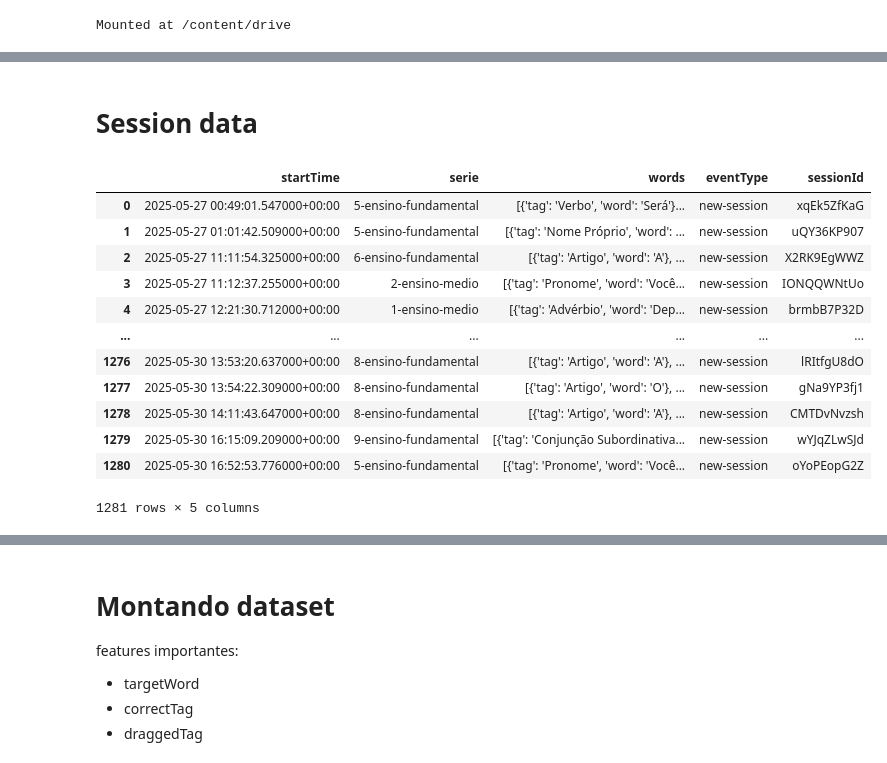
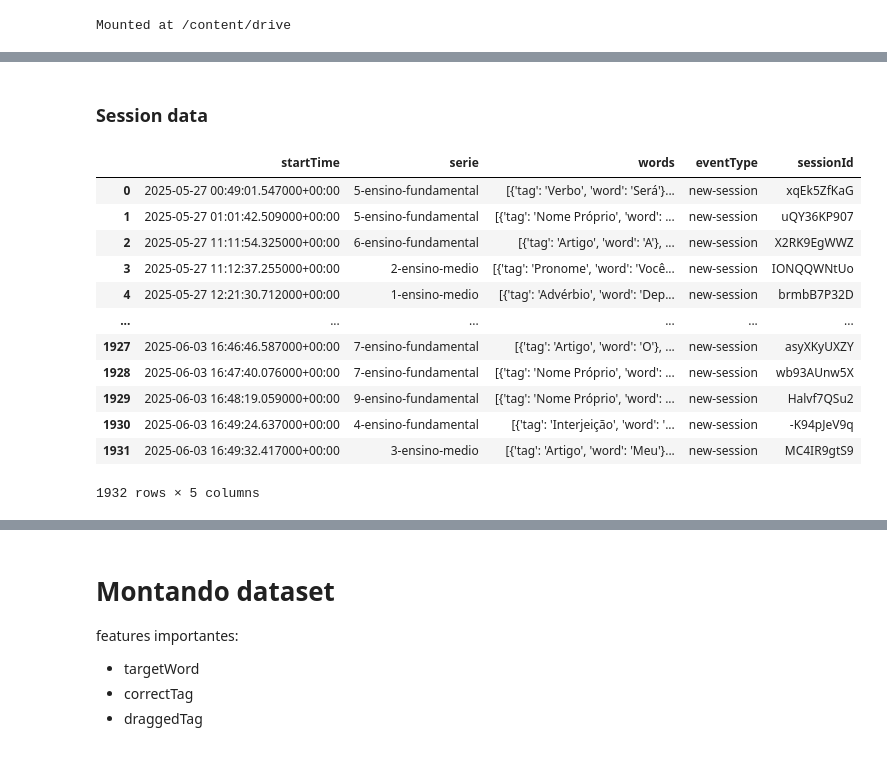
Before and after one commit to antonioMoreira/PLN-SCC5908, a Jupyter notebook: neural_model/subsymbolic.ipynb, the cells around one changed output, grey strips where cells are left out. Saved outputs shown, nothing was run; the diff lists cells and outputs as text; code cells hidden in the pictures.

```diff
--- a/neural_model/subsymbolic.ipynb
+++ b/neural_model/subsymbolic.ipynb
@@ -79,22 +83,22 @@ df_interaction.to_pickle("interaction_data.pkl")
 # %% [markdown]
-# Session data
+### Session data
 # %%
-df_session = pd.read_csv("session_data.csv")
+df_session = pd.read_csv("new_session_data_250603.csv")
 df_session
 # %% [output]
 |  | startTime | serie | words | eventType | sessionId |
 | 0 | 2025-05-27 00:49:01.547000+00:00 | 5-ensino-fundamental | [{'tag': 'Verbo', 'word': 'Será'}... | new-session | xqEk5ZfKaG |
 | 1 | 2025-05-27 01:01:42.509000+00:00 | 5-ensino-fundamental | [{'tag': 'Nome Próprio', 'word': ... | new-session | uQY36KP907 |
 | 2 | 2025-05-27 11:11:54.325000+00:00 | 6-ensino-fundamental | [{'tag': 'Artigo', 'word': 'A'}, ... | new-session | X2RK9EgWWZ |
 | 3 | 2025-05-27 11:12:37.255000+00:00 | 2-ensino-medio | [{'tag': 'Pronome', 'word': 'Você... | new-session | IONQQWNtUo |
 | 4 | 2025-05-27 12:21:30.712000+00:00 | 1-ensino-medio | [{'tag': 'Advérbio', 'word': 'Dep... | new-session | brmbB7P32D |
 | ... | ... | ... | ... | ... | ... |
-| 1276 | 2025-05-30 13:53:20.637000+00:00 | 8-ensino-fundamental | [{'tag': 'Artigo', 'word': 'A'}, ... | new-session | lRItfgU8dO |
-| 1277 | 2025-05-30 13:54:22.309000+00:00 | 8-ensino-fundamental | [{'tag': 'Artigo', 'word': 'O'}, ... | new-session | gNa9YP3fj1 |
-| 1278 | 2025-05-30 14:11:43.647000+00:00 | 8-ensino-fundamental | [{'tag': 'Artigo', 'word': 'A'}, ... | new-session | CMTDvNvzsh |
-| 1279 | 2025-05-30 16:15:09.209000+00:00 | 9-ensino-fundamental | [{'tag': 'Conjunção Subordinativa... | new-session | wYJqZLwSJd |
-| 1280 | 2025-05-30 16:52:53.776000+00:00 | 5-ensino-fundamental | [{'tag': 'Pronome', 'word': 'Você... | new-session | oYoPEopG2Z |
+| 1927 | 2025-06-03 16:46:46.587000+00:00 | 7-ensino-fundamental | [{'tag': 'Artigo', 'word': 'O'}, ... | new-session | asyXKyUXZY |
+| 1928 | 2025-06-03 16:47:40.076000+00:00 | 7-ensino-fundamental | [{'tag': 'Nome Próprio', 'word': ... | new-session | wb93AUnw5X |
+| 1929 | 2025-06-03 16:48:19.059000+00:00 | 9-ensino-fundamental | [{'tag': 'Nome Próprio', 'word': ... | new-session | Halvf7QSu2 |
+| 1930 | 2025-06-03 16:49:24.637000+00:00 | 4-ensino-fundamental | [{'tag': 'Interjeição', 'word': '... | new-session | -K94pJeV9q |
+| 1931 | 2025-06-03 16:49:32.417000+00:00 | 3-ensino-medio | [{'tag': 'Artigo', 'word': 'Meu'}... | new-session | MC4IR9gtS9 |
-1281 rows × 5 columns
+1932 rows × 5 columns
 # %%
 # Criando coluna com as frases originais em si
 df_session['words'] = df_session['words'].progress_apply(lambda x: json.loads(x.replace("'", '"')))
```
Also changed, not shown: parts of 67 cells of this notebook, 19 other files.
